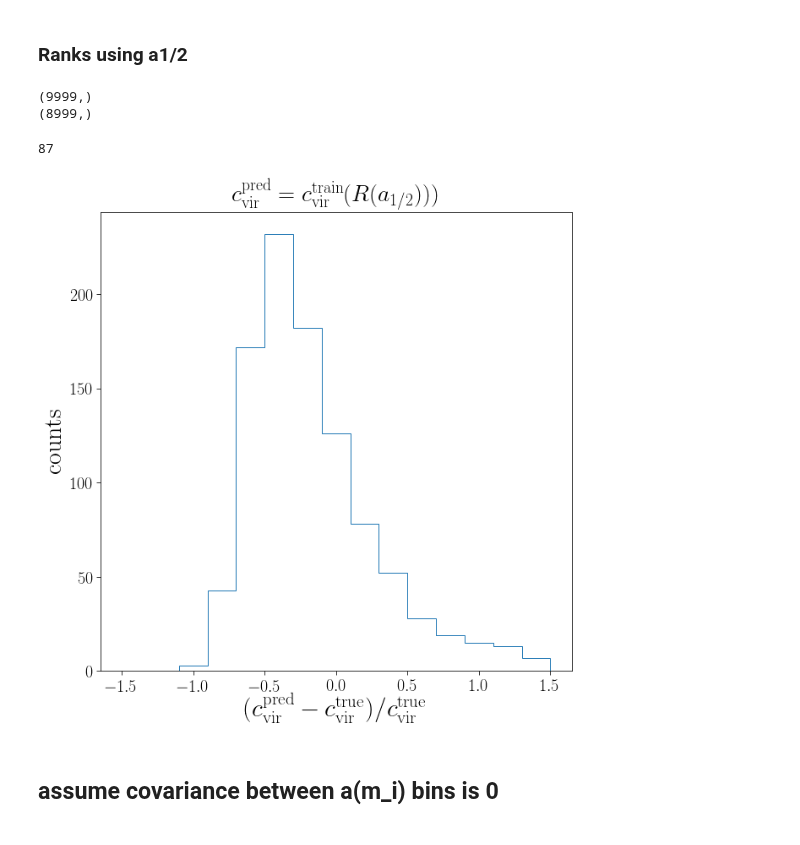
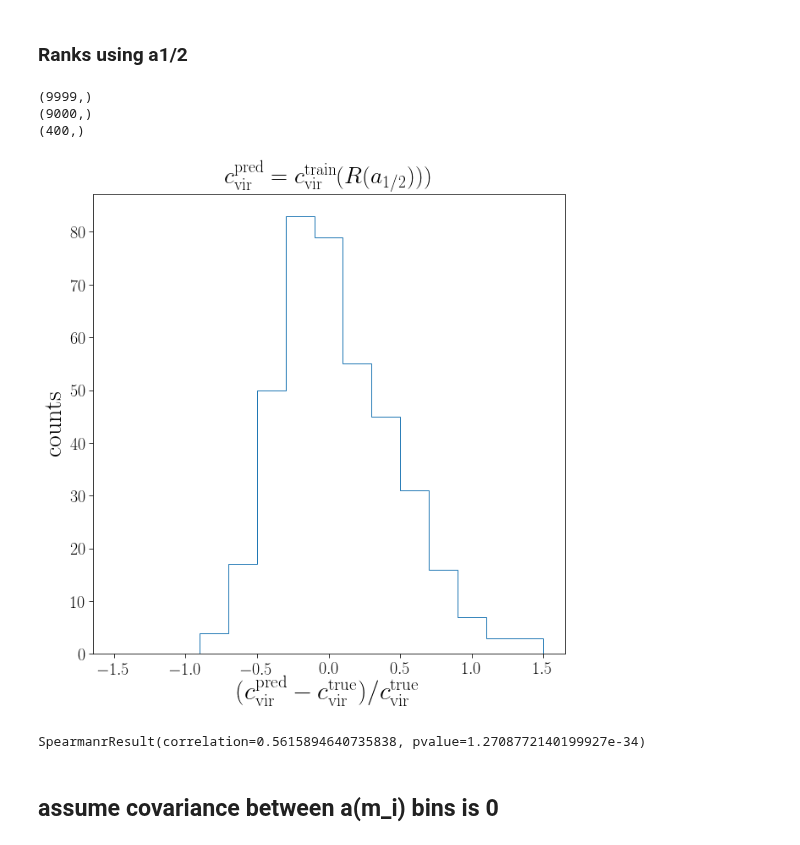
Before and after one commit to ismael-mendoza/nbody-relaxed, a Jupyter notebook: jupyter/gaussian_prediction.ipynb, the cells around one changed output. Saved outputs shown, nothing was run; the diff lists cells and outputs as text; code cells hidden in the pictures.

```diff
--- a/jupyter/gaussian_prediction.ipynb
+++ b/jupyter/gaussian_prediction.ipynb
@@ -352,29 +365,6 @@ plt.plot(x_pred - x_test, 'ro', alpha=0.2)
 [figure]
 # %% [markdown]
 ## Test on real c_vir
-# %%
-# separate into train/validation set.
-lam =  np.log(am)
-
-# for testing set, pick from haloes that do not have NaNs in their a(m) history.
-# since the training ones it's a lot easier to handle the NaNs consistently and not throw away data points.
-assert np.sum(np.isnan(np.log(cvir))) == 0
-keep = np.ones(len(lam), dtype=bool)
-for i in range(len(lam)):
-    keep[i] = ~np.any(np.isnan(lam[i, :]))
-test_indices = np.random.choice(np.where(keep)[0], size=1000, replace=False)
-train_indices = list(set(range(len(lam))) - set(test_indices))
-
-cvir_test = cvir[test_indices]
-cvir_train = cvir[train_indices]
-
-lam_test = lam[test_indices]
-lam_train = lam[train_indices]
-
-
-assert np.sum(np.isnan(lam_test)) == 0
-assert lam_test.shape == (1000, 98)
-assert lam_train.shape == (8999, 98)
 # %%
 mu1, mu2, Sigma, rho, mu_cond, sigma_cond = gaussian_conditional(np.log(cvir_train), lam_train)
 assert callable(mu_cond)
@@ -430,37 +420,47 @@ SpearmanrResult(correlation=0.06417254817254818, pvalue=0.04247178588119803)
 # %%
 idx = np.where((0.498 < mass_bins) & (mass_bins < 0.51) )[0].item()
 a_2 = am[:, idx]
+
+_train_indices = train_indices[:9000]
+_test_indices = test_indices[9000:]
+sort_train = np.argsort(a_2[_train_indices])
+sort_test = np.argsort(a_2[_test_indices])
+
+a_2_train = a_2[_train_indices][sort_train]
+a_2_test = a_2[_test_indices][sort_test]
+
+cvir_train = cvir[_train_indices][sort_train]
+cvir_test = cvir[_test_indices][sort_test]
+
 print(a_2.shape)
-
-a_2_train = a_2[train_indices]
-a_2_test = a_2[test_indices]
-
 print(a_2_train.shape)
+print(a_2_test.shape)
 # %% [output]
 (9999,)
-(8999,)
+(9000,)
+(400,)
-# %%
-sum(sorted_idx==8999)
-# %% [output]
-87
 # %%
 # where do we need to insert each id in sub_pids to keep host_ids ordered.
 sorted_idx = np.searchsorted(a_2_train, a_2_test)
 
 #for the ones that are bigger than everything, just default to the upper bound
-sorted_idx[sorted_idx >= len(a_2_train)] -= len(a_2_train) - 1
+sorted_idx[sorted_idx >= len(a_2_train)] = len(a_2_train) - 1
 
 #just take the corresponding cvir as pred.
 cvir_pred = cvir_train[sorted_idx]
 
 plt.hist( (cvir_pred - cvir_test) / cvir_test , histtype='step', bins=15, range=(-1.5, 1.5))
 plt.xlabel(r"$(c_{\rm vir}^{\rm pred} - c_{\rm vir}^{\rm true})/ c_{\rm vir}^{\rm true}$", size=30)
 plt.ylabel(r"$\rm counts$", size=30)
 plt.title(r"$c_{\rm vir}^{\rm pred} = c_{\rm vir}^{\rm train}(R(a_{1/2})))$")
 
 plt.show()
 # %% [output]
-[figure, old version]
+[figure, new version]
+# %%
+scipy.stats.spearmanr(cvir_test, cvir_pred)
+# %% [output]
+SpearmanrResult(correlation=0.5615894640735838, pvalue=1.2708772140199927e-34)
 # %% [markdown]
 ## assume covariance between a(m_i) bins is 0
 # %%
```
Also changed, not shown: parts of 37 cells of this notebook, 3 other files.
